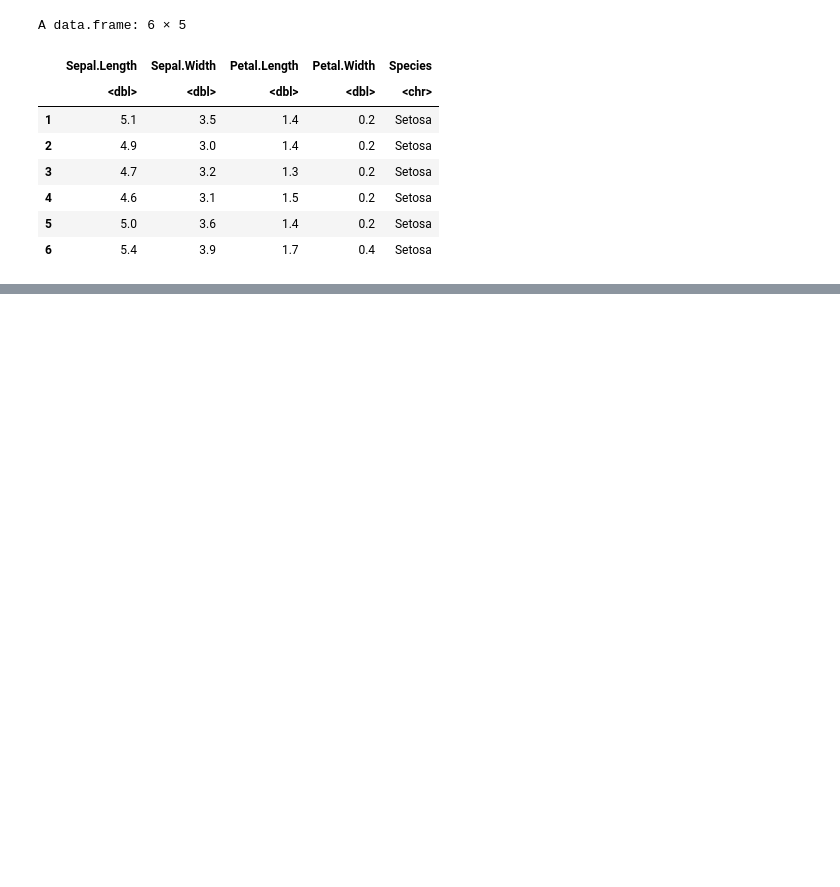
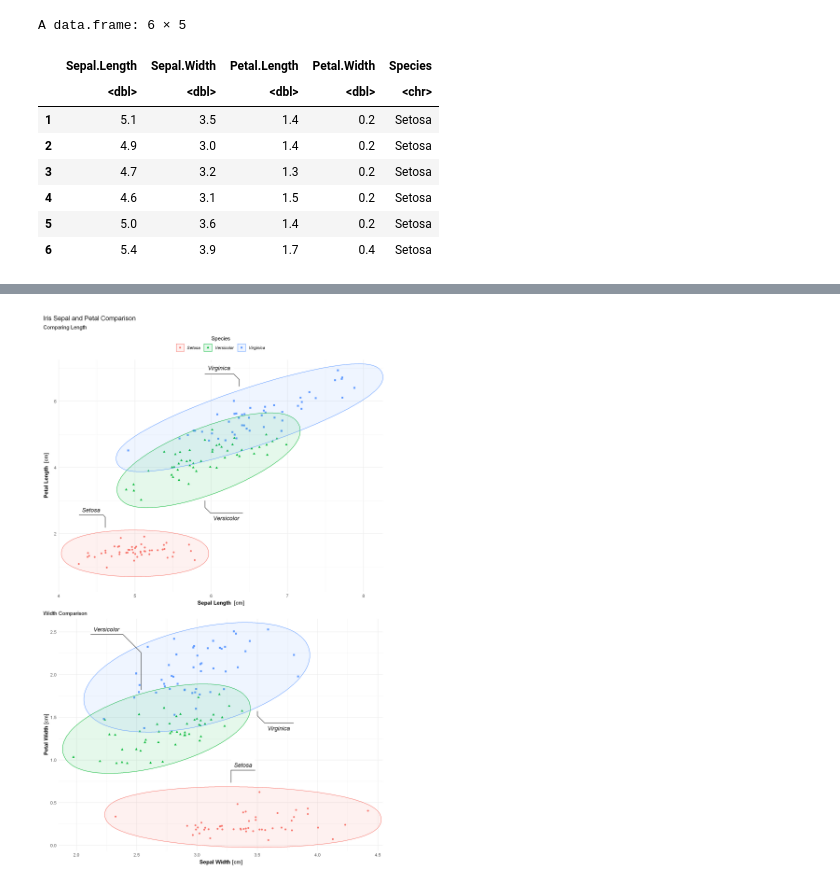
Before and after one commit to MichaszJ/Notebooks, a Jupyter notebook: Iris Visualization.ipynb, the cells around one changed output, grey strips where cells are left out. Drawn from its saved outputs; the diff is of its cells as text; code cells hidden in the pictures; blank space fills up the shorter version.

```diff
--- a/Iris Visualization.ipynb
+++ b/Iris Visualization.ipynb
@@ -72,0 +101,5 @@ ggplot(iris_changed, aes(x = Sepal.Length, y = Petal.Length, color = Species, fi
+# %%
+options(repr.plot.width = 10, repr.plot.height = 16)
+(p1 / p2) + plot_layout(heights = c(1, 1))
+# %% [output]
+[figure, added]
```
Also changed, not shown: parts of 3 cells of this notebook.
